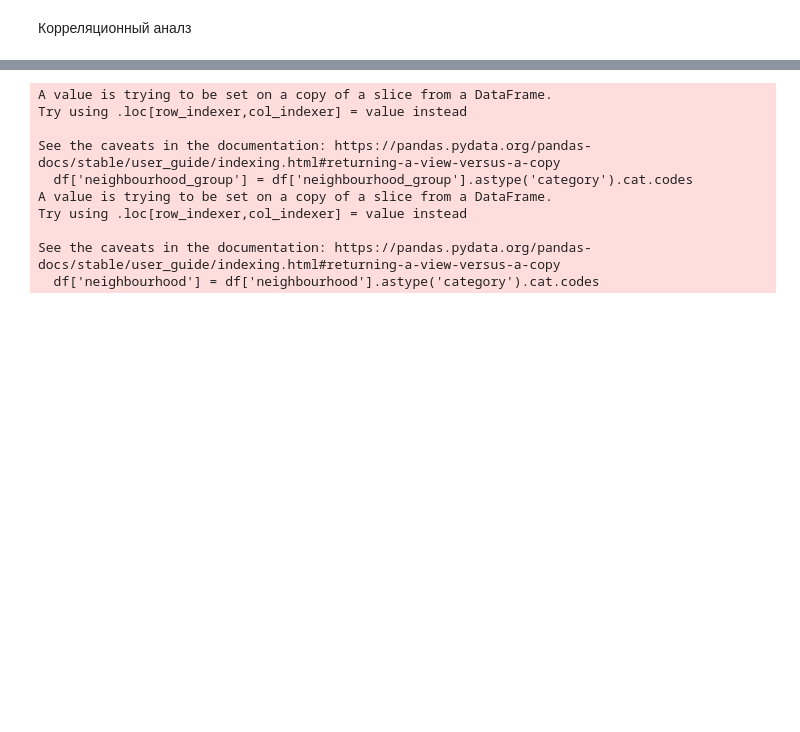
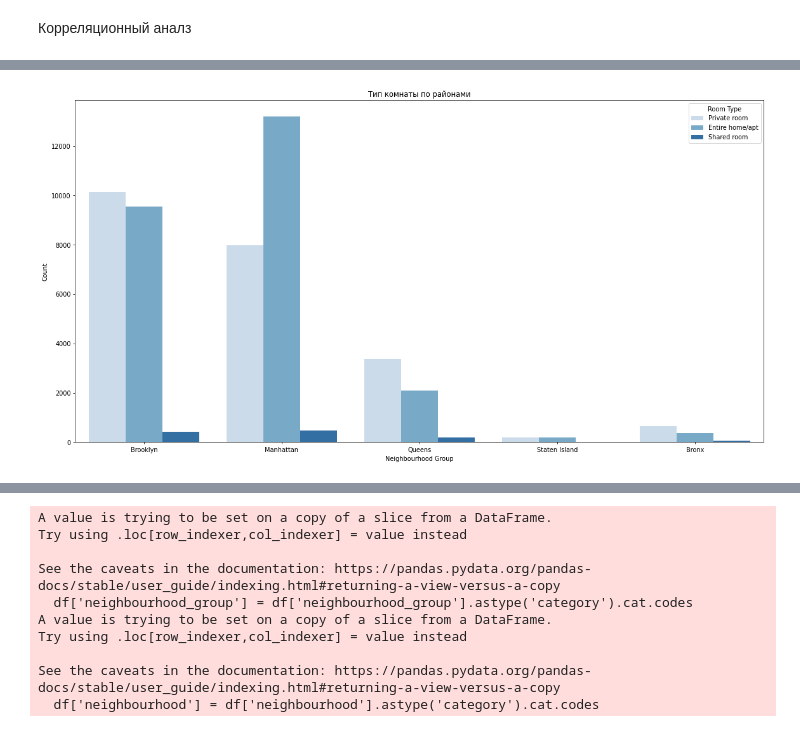
Before and after one commit to Plashka320/Stat_prack_HW_VyuzhaninPD_2025, a Jupyter notebook: itogovaya_pabota.ipynb, the cells around one changed output, grey strips where cells are left out. Cells and saved outputs as stored; diff of their text form; code cells hidden in the pictures; blank space fills up the shorter version.

```diff
--- a/itogovaya_pabota.ipynb
+++ b/itogovaya_pabota.ipynb
@@ -241,0 +266,10 @@ plt.show()
+# %%
+plt.figure(figsize=(20, 10), dpi=70)
+sns.countplot(x='neighbourhood_group', hue='room_type', data=df, palette='Blues')
+plt.title('Тип комнаты по районами')
+plt.xlabel('Neighbourhood Group')
+plt.ylabel('Count')
+plt.legend(title='Room Type', loc='upper right')
+plt.show()
+# %% [output]
+[figure, added]
```
Also changed, not shown: parts of 26 cells of this notebook.
